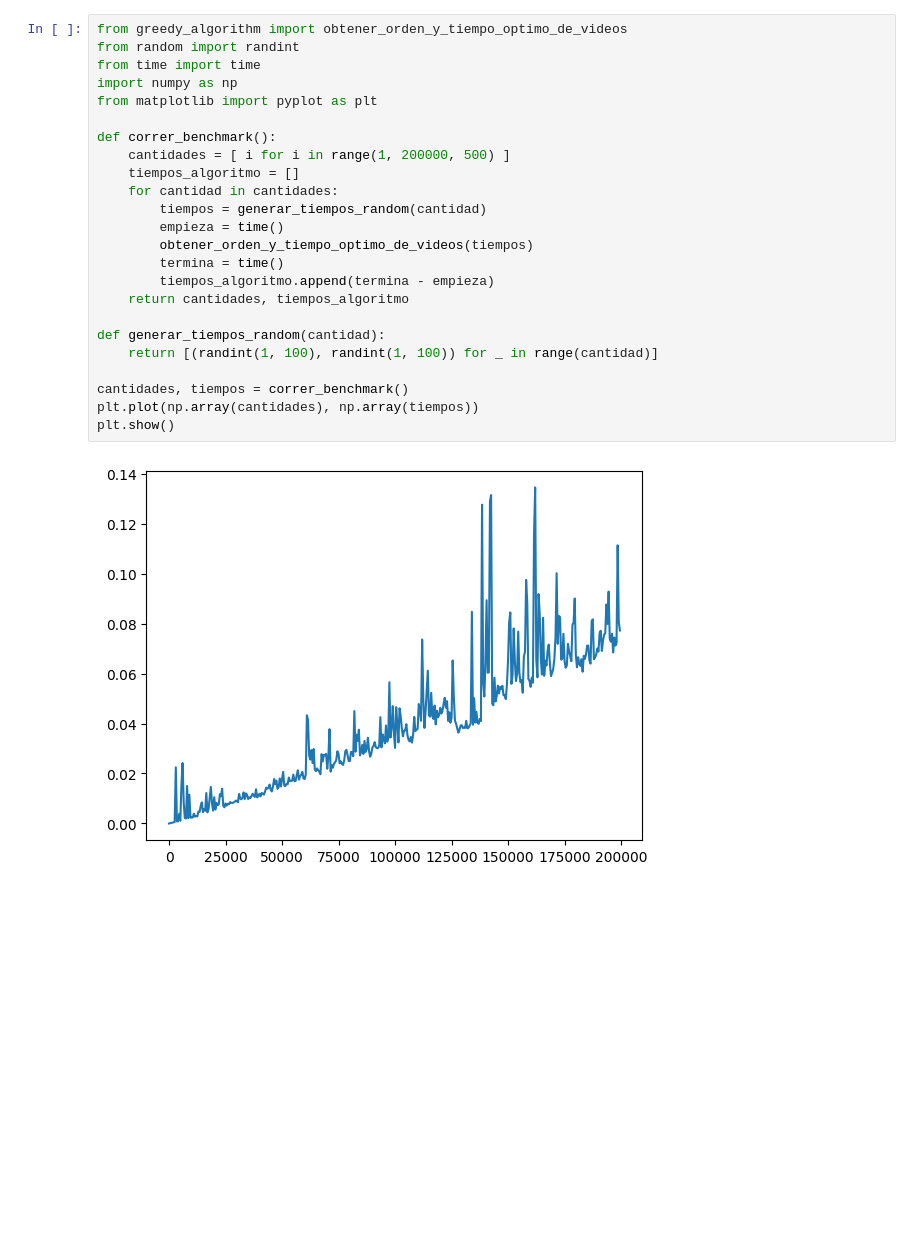
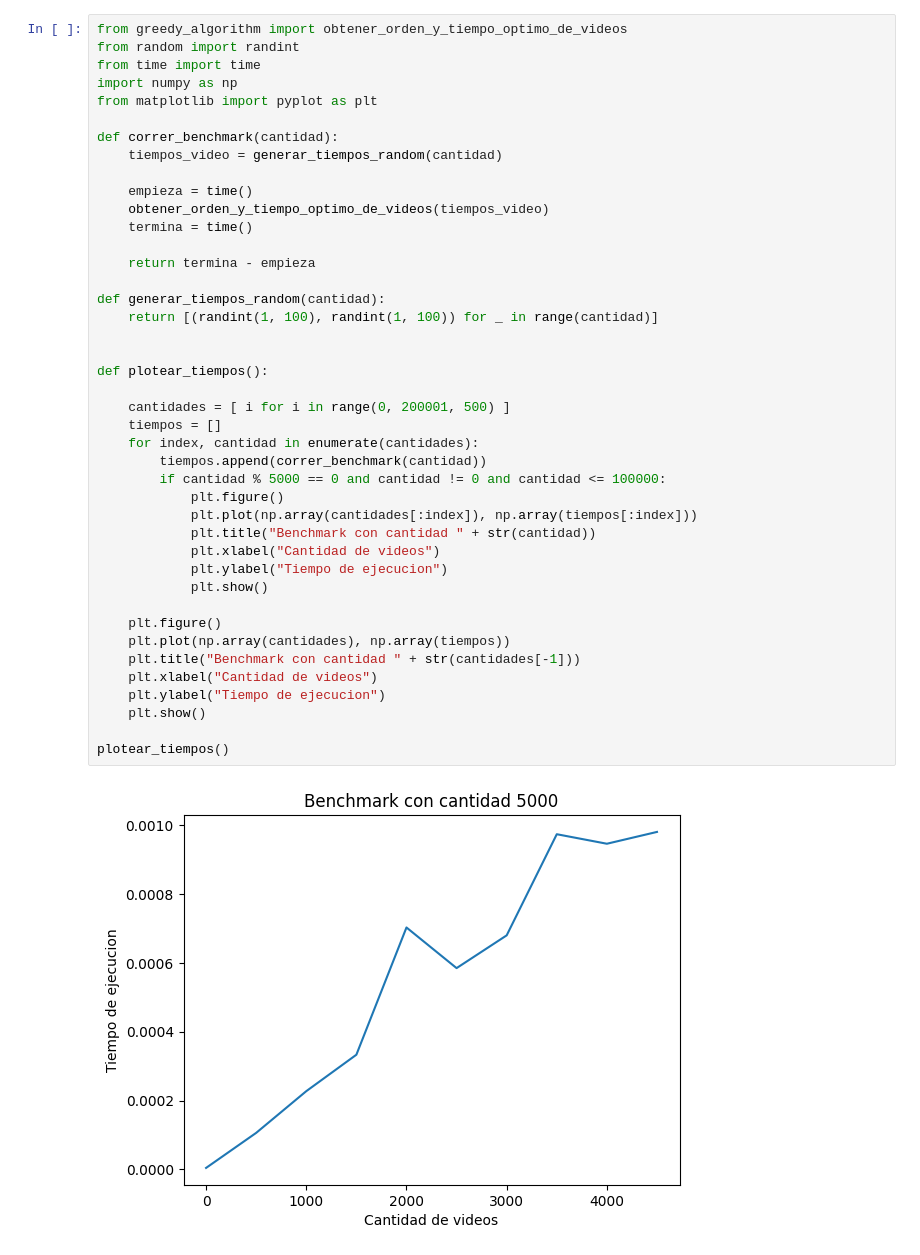
Before and after one commit to joaquinparodi/TDA-greedy-algorithms, a Jupyter notebook: analisis.ipynb, the cells around one changed output. Saved outputs shown, nothing was run; the diff lists cells and outputs as text; blank space fills up the shorter version.

```diff
--- a/analisis.ipynb
+++ b/analisis.ipynb
@@ -1,26 +1,44 @@
 # %%
 from greedy_algorithm import obtener_orden_y_tiempo_optimo_de_videos
 from random import randint
 from time import time
 import numpy as np
 from matplotlib import pyplot as plt
 
-def correr_benchmark():
-    cantidades = [ i for i in range(1, 200000, 500) ]
-    tiempos_algoritmo = []
-    for cantidad in cantidades:
-        tiempos = generar_tiempos_random(cantidad)
-        empieza = time()
-        obtener_orden_y_tiempo_optimo_de_videos(tiempos)
-        termina = time()
-        tiempos_algoritmo.append(termina - empieza)
-    return cantidades, tiempos_algoritmo
+def correr_benchmark(cantidad):
+    tiempos_video = generar_tiempos_random(cantidad)
+
+    empieza = time()
+    obtener_orden_y_tiempo_optimo_de_videos(tiempos_video)
+    termina = time()
+
+    return termina - empieza
 
 def generar_tiempos_random(cantidad):
     return [(randint(1, 100), randint(1, 100)) for _ in range(cantidad)]
 
-cantidades, tiempos = correr_benchmark()
-plt.plot(np.array(cantidades), np.array(tiempos))
-plt.show()
+
+def plotear_tiempos():
+
+    cantidades = [ i for i in range(0, 200001, 500) ]
+    tiempos = []
+    for index, cantidad in enumerate(cantidades):
+        tiempos.append(correr_benchmark(cantidad))
+        if cantidad % 5000 == 0 and cantidad != 0 and cantidad <= 100000:
+            plt.figure()
+            plt.plot(np.array(cantidades[:index]), np.array(tiempos[:index]))
+            plt.title("Benchmark con cantidad " + str(cantidad))
+            plt.xlabel("Cantidad de videos")
+            plt.ylabel("Tiempo de ejecucion")
+            plt.show()
+
+    plt.figure()
+    plt.plot(np.array(cantidades), np.array(tiempos))
+    plt.title("Benchmark con cantidad " + str(cantidades[-1]))
+    plt.xlabel("Cantidad de videos")
+    plt.ylabel("Tiempo de ejecucion")
+    plt.show()
+
+plotear_tiempos()
 # %% [output]
-[figure, old version]
+[figure, new version]
```
Also changed, not shown: parts of 1 cell of this notebook.
